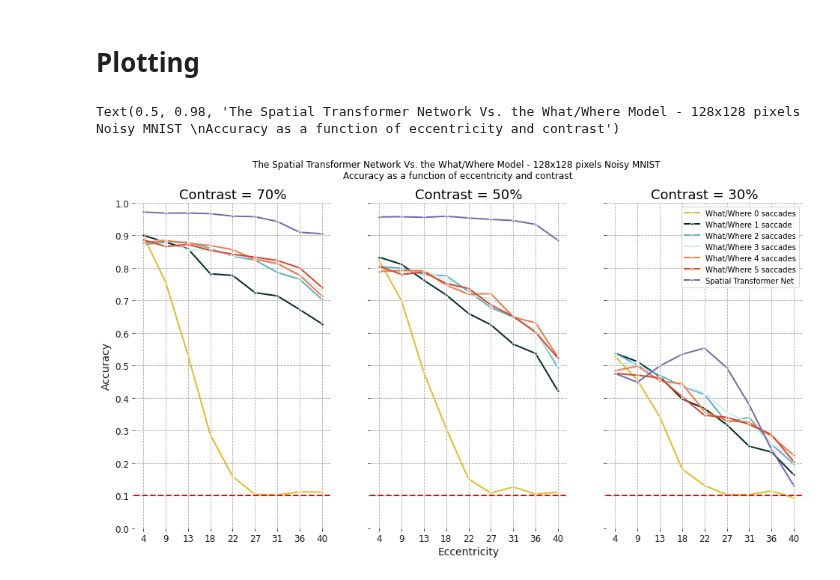
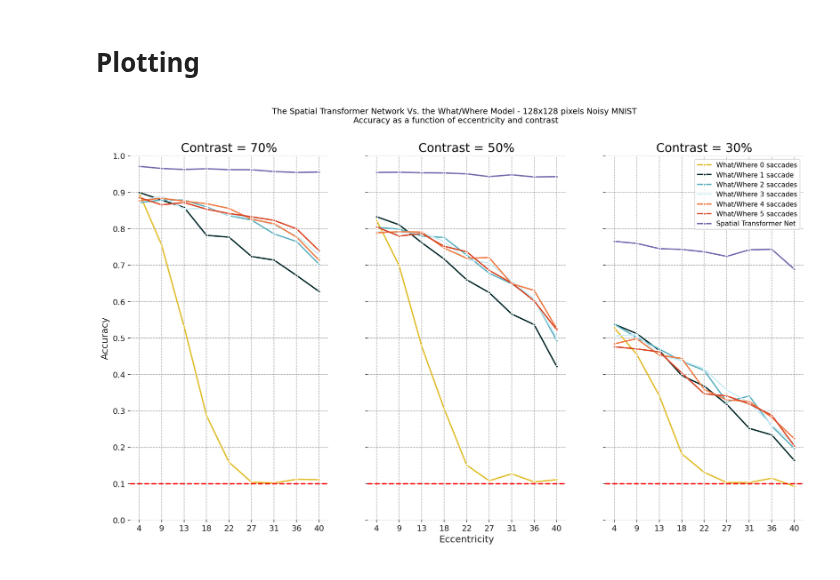
Before and after one commit to dabane-ghassan/int-lab-book, a Jupyter notebook: src/benchmark.ipynb, the cells around one changed output. Drawn from its saved outputs; the diff is of its cells as text; code cells hidden in the pictures.

```diff
--- a/src/benchmark.ipynb
+++ b/src/benchmark.ipynb
@@ -82,15 +82,15 @@ what_where_stats = {
 stn_stats = {
     0.7:
     np.array([
-        0.9716, 0.9684, 0.9687, 0.9667, 0.9592, 0.9575, 0.9426, 0.9095, 0.9049
+        0.9715, 0.9657, 0.9628, 0.965, 0.9623, 0.9621, 0.9572, 0.9548, 0.9558
     ]),
     0.5:
     np.array([
-        0.9567, 0.9574, 0.9554, 0.9589, 0.9535, 0.9492, 0.9456, 0.9338, 0.8851
+        0.9548, 0.9553, 0.9539, 0.9533, 0.9509, 0.9433, 0.9483, 0.9424, 0.9433
     ]),
     0.3:
     np.array([
-        0.4757, 0.4484, 0.4985, 0.5346, 0.5533, 0.4934, 0.3794, 0.2418, 0.1308
+        0.7656, 0.7598, 0.7455, 0.7433, 0.7367, 0.7242, 0.7422, 0.7437, 0.6892
     ])
 }
 # %% [markdown]
@@ -107,7 +107,7 @@ labs = [
     "Spatial Transformer Net"
 ]
 # %%
-fig, ax = plt.subplots(1, 3, figsize=(16, 8))
+fig, ax = plt.subplots(1, 3, figsize=(18, 10), dpi=150)
 
 for i, contrast in enumerate(contrasts): # three plots for three contrasts
 
@@ -117,32 +117,31 @@ for i, contrast in enumerate(contrasts): # three plots for three contrasts
                    what_where_stats[contrast][j][::-1],
                    '.-',
                    color=cols[j],
                    label=labs[j])
 
     ax[i].plot(eccentricities,
                stn_stats[contrast],
                '.-',
                color=cols[6],
                label=labs[6])
 
     ax[i].set_ylim(0, 1) # accuracy limits
     ax[i].set_title("Contrast = %d%%" % (contrast * 100))
     ax[i].set_xticklabels([4, 9, 13, 18, 22, 27, 31, 36, 40]) # rounding labels up
     ax[i].set_xticks(eccentricities)
     ax[i].axhline(y=0.1, color='r', linestyle='--') # baseline
     ax[i].set_yticks([a/10 for a in range(11)]) #accuracy ticks
 
     if i > 0:
         ax[i].set_yticklabels([])
 
 
 ax[2].legend() # show legend on 3rd plot
 ax[1].set_xlabel("Eccentricity")
 ax[0].set_ylabel("Accuracy")
 fig.suptitle(
     "The Spatial Transformer Network Vs. the What/Where Model - 128x128 pixels Noisy MNIST \nAccuracy as a function of eccentricity and contrast"
 )
 #fig.savefig('../figures/benchmark_stn_whatwhere.png')
 # %% [output]
-Text(0.5, 0.98, 'The Spatial Transformer Network Vs. the What/Where Model - 128x128 pixels Noisy MNIST \nAccuracy as a function of eccentricity and contrast')
-[figure, old version]
+[figure, new version]
```
Also changed, not shown: 3 other files.
